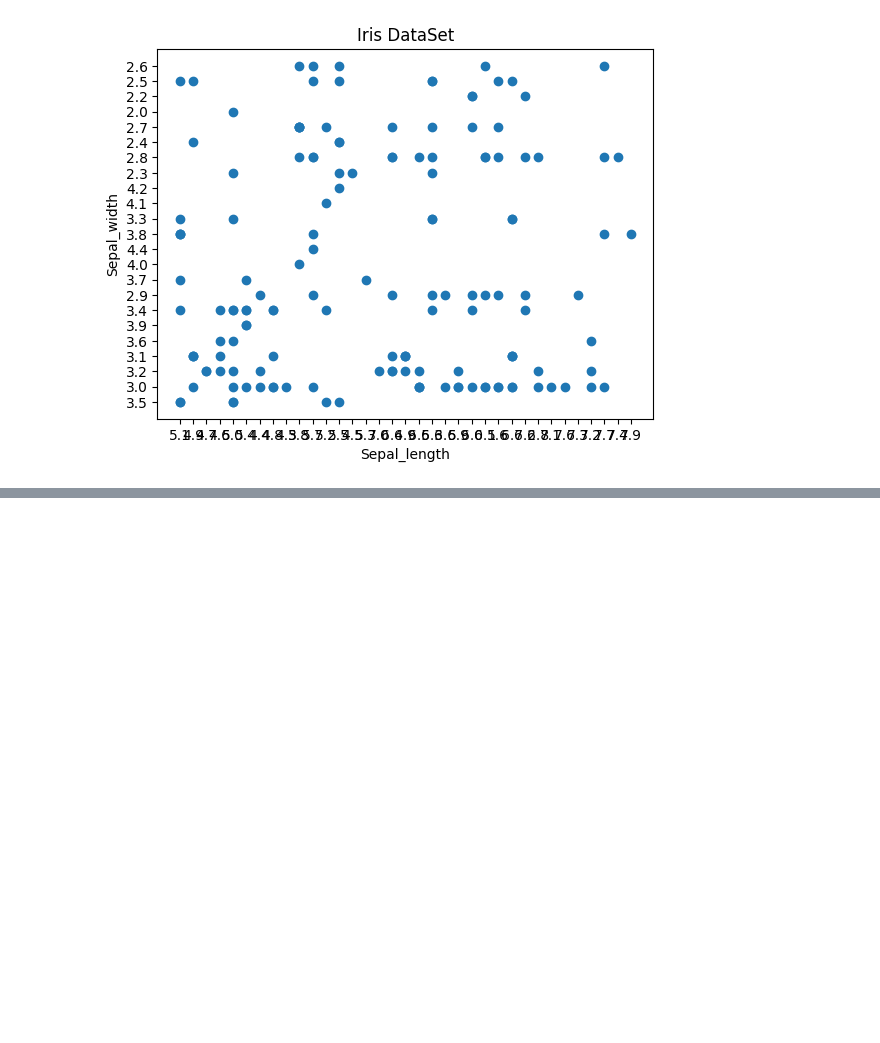
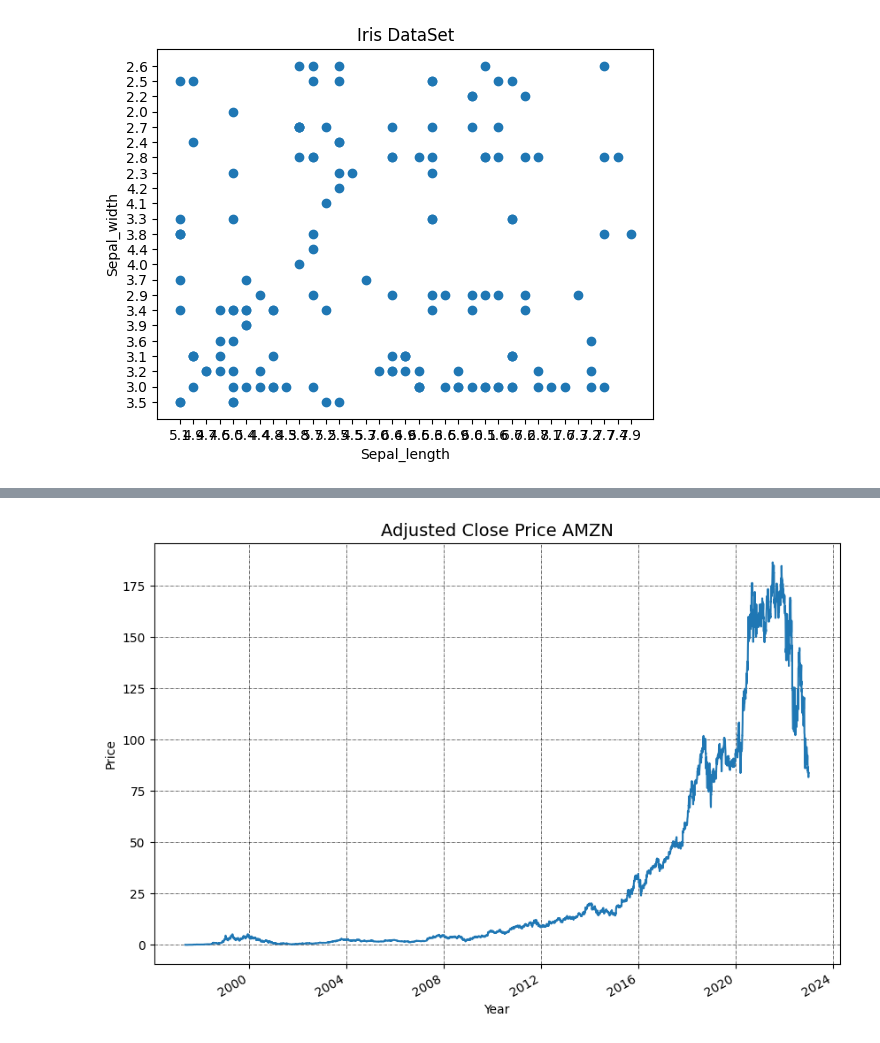
Before and after one commit to sonam-niit/Python-Fintech, a Jupyter notebook: Session7/DataVisualization.ipynb, the cells around one changed output, grey strips where cells are left out. Saved outputs shown, nothing was run; the diff lists cells and outputs as text; code cells hidden in the pictures; blank space fills up the shorter version.

```diff
--- a/Session7/DataVisualization.ipynb
+++ b/Session7/DataVisualization.ipynb
@@ -37,0 +97,13 @@ plt.show()
+# %%
+data['Adj Close'].plot(figsize=(10,7))
+
+plt.title("Adjusted Close Price %s" % ticker,fontsize=14)
+
+plt.ylabel('Price')
+plt.xlabel('Year')
+
+plt.grid(which="major",color='k',linestyle='-.',linewidth=0.4)
+
+plt.show()
+# %% [output]
+[figure, added]
```
Also changed, not shown: parts of 9 cells of this notebook.
